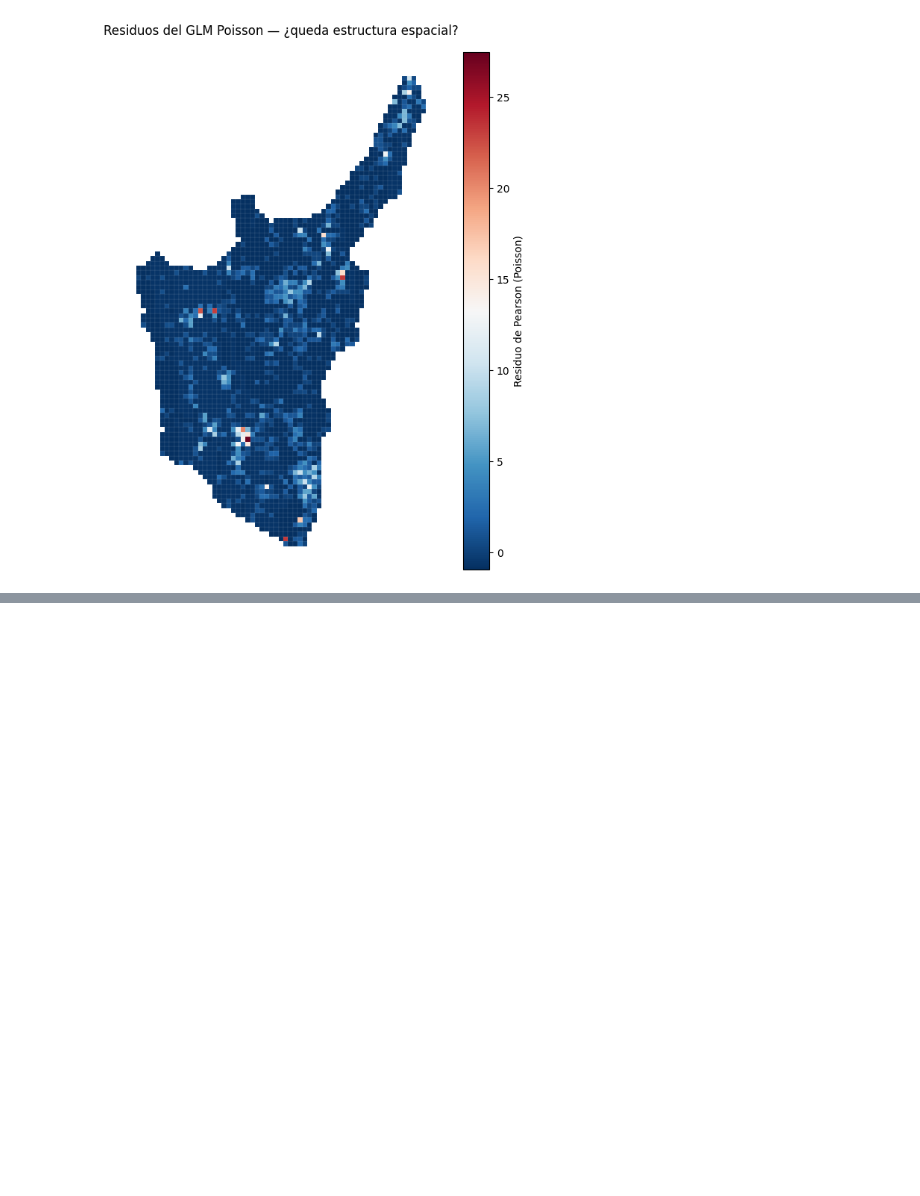
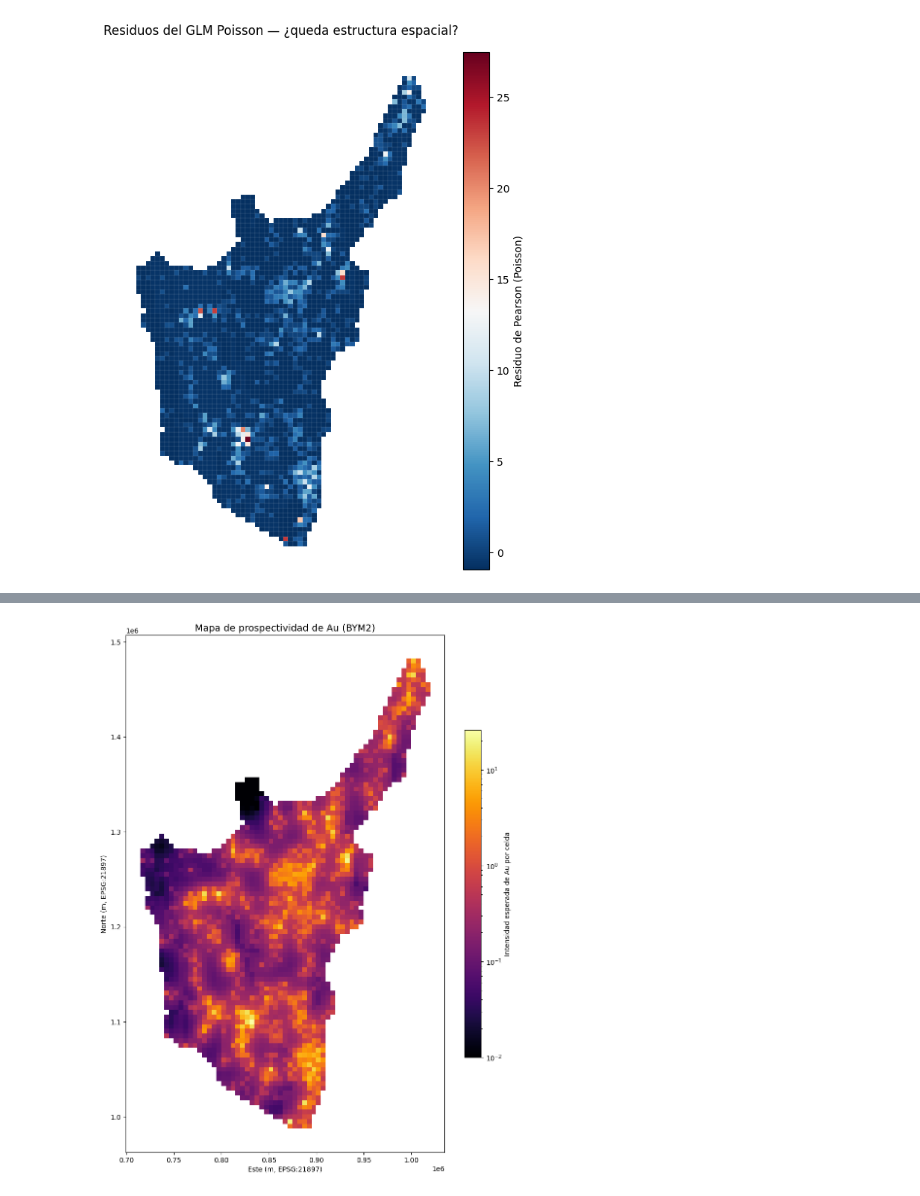
Before and after one commit to mfcadavidd1010/AnalisisGeoespacial_2026, a Jupyter notebook: OcurrenciasMinerales.ipynb, the cells around one changed output, grey strips where cells are left out. Saved outputs shown, nothing was run; the diff lists cells and outputs as text; code cells hidden in the pictures; blank space fills up the shorter version.

```diff
--- a/OcurrenciasMinerales.ipynb
+++ b/OcurrenciasMinerales.ipynb
@@ -789,0 +835,10 @@ ax.set_axis_off(); plt.show()
+# %%
+from matplotlib.colors import LogNorm
+
+# 1) Cargar la malla de resultados que generó R
+ruta = r"C:\Users\USUARIO\Documents\ESPECIALIZACION_GNM\ANALISIS_GEOESPACIAL\AnalisisGeoespacial_2026\reticula_bym_resultados.gpkg"
+malla = gpd.read_file(ruta)
+
+# Ver qué columnas trae (para confirmar los nombres)
+print(malla.columns.tolist())
+print(malla[["n_au", "prospectividad", "efecto_espacial"]].describe())
@@ -789,0 +856,22 @@ ax.set_axis_off(); plt.show()
+# %%
+# 2) Mapa de prospectividad (intensidad esperada, escala log para ver el gradiente)
+fig, ax = plt.subplots(figsize=(9, 12))
+
+malla.plot(column="prospectividad",
+           cmap="inferno",
+           norm=LogNorm(vmin=max(malla["prospectividad"].min(), 0.01),
+                        vmax=malla["prospectividad"].max()),
+           legend=True,
+           legend_kwds={"label": "Intensidad esperada de Au por celda",
+                        "shrink": 0.6},
+           ax=ax, edgecolor="none")
+
+ax.set_title("Mapa de prospectividad de Au (BYM2)", fontsize=14)
+ax.set_xlabel("Este (m, EPSG:21897)")
+ax.set_ylabel("Norte (m, EPSG:21897)")
+ax.set_aspect("equal")
+plt.tight_layout()
+plt.savefig("MapaProspectividad_BYM2_python.png", dpi=300, bbox_inches="tight")
+plt.show()
+# %% [output]
+[figure, added]
```
Also changed, not shown: parts of 12 cells of this notebook, 11 other files.
